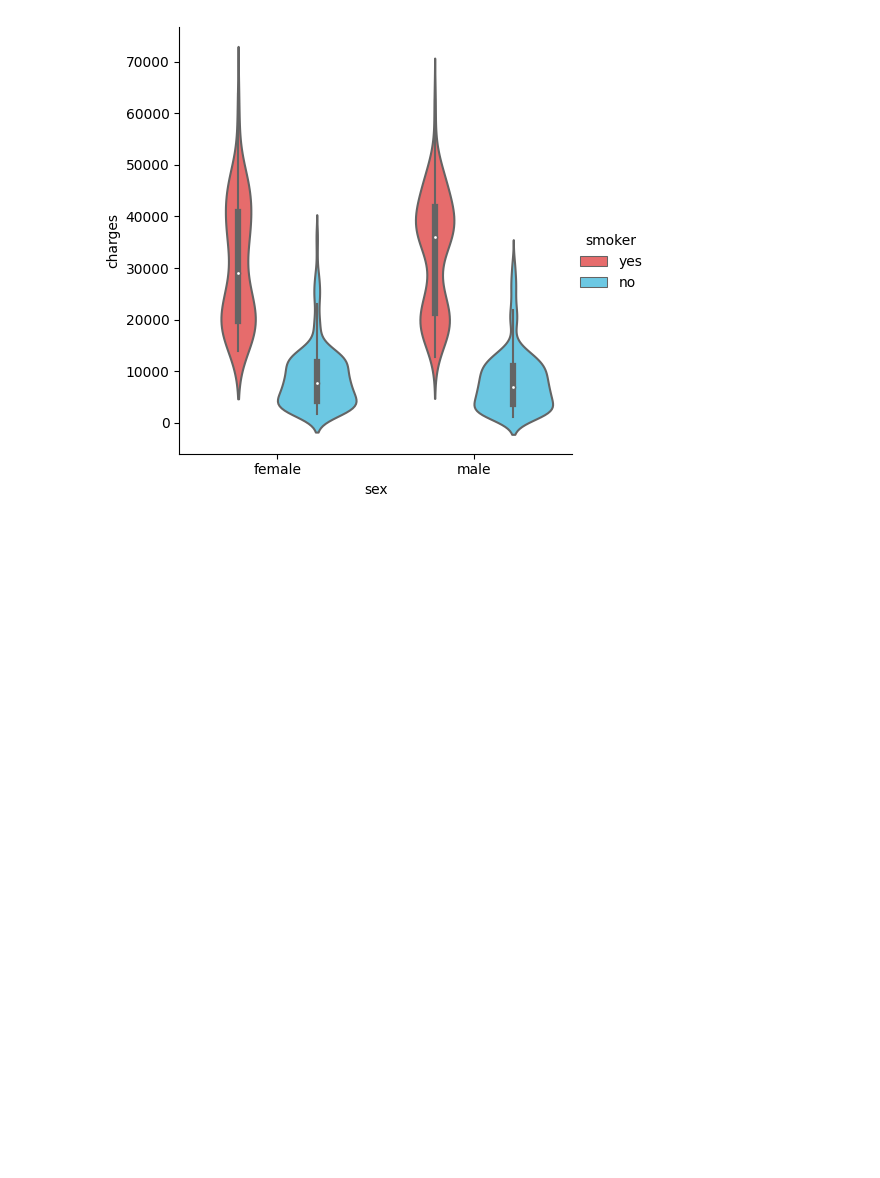
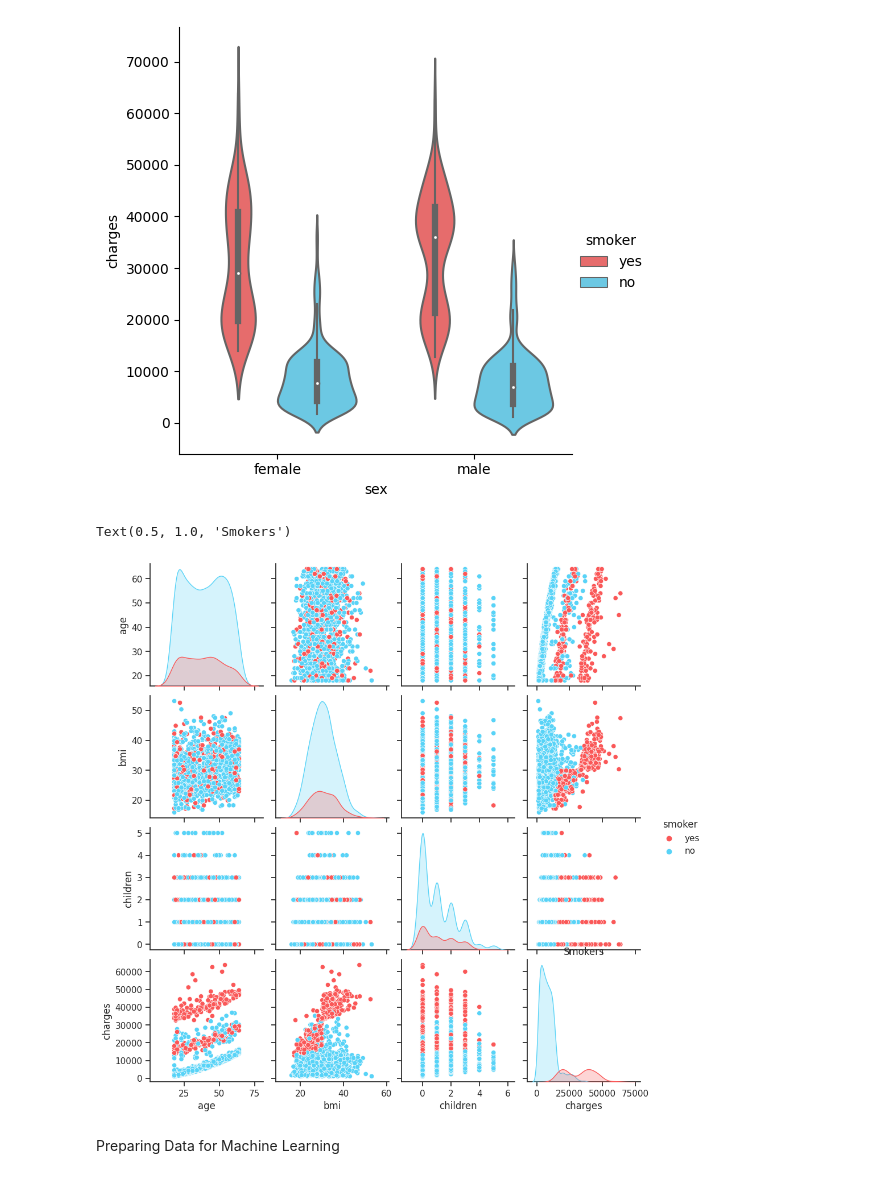
Before and after one commit to lugastyan/ML-portofolio, a Jupyter notebook: prediction-insurance-premiums.ipynb, the cells around one changed output. Cells and saved outputs as stored; diff of their text form; code cells hidden in the pictures; blank space fills up the shorter version.

Commit message:
Kaggle Notebook | prediction insurance premiums | Version 3

```diff
--- a/prediction-insurance-premiums.ipynb
+++ b/prediction-insurance-premiums.ipynb
@@ -155,3 +134,16 @@ sns.catplot(x='sex', y='charges', hue='smoker', kind='violin', data=insurance, p
 # %% [output]
 <seaborn.axisgrid.FacetGrid at 0x...>
 [figure]
+# %%
+import seaborn as sns
+
+sns.set(style='ticks')
+pal = ['#FA5858', '#58D3F7']
+
+sns.pairplot(insurance, hue='smoker', palette=pal)
+plt.title('Smokers')
+# %% [output]
+Text(0.5, 1.0, 'Smokers')
+[figure, added]
+# %% [markdown]
+Preparing Data for Machine Learning
```
Also changed, not shown: parts of 23 cells of this notebook.
